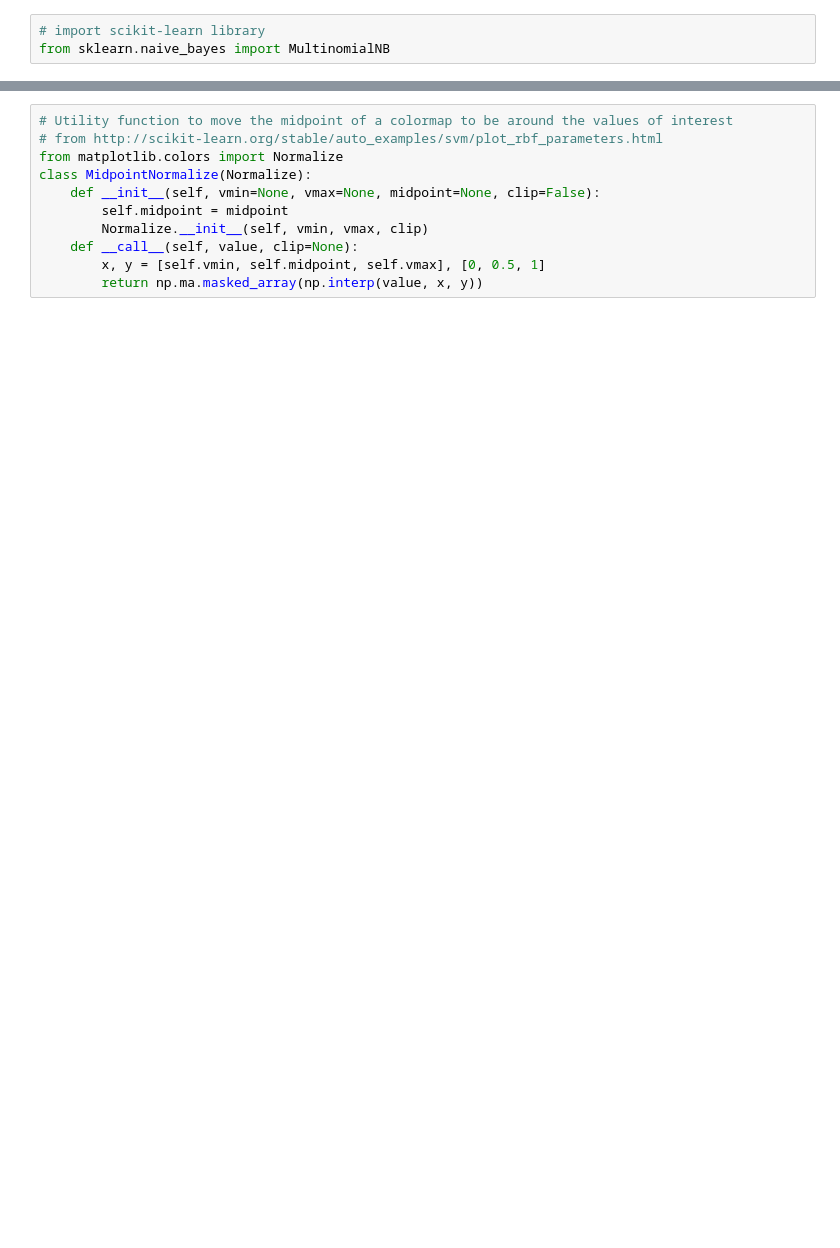
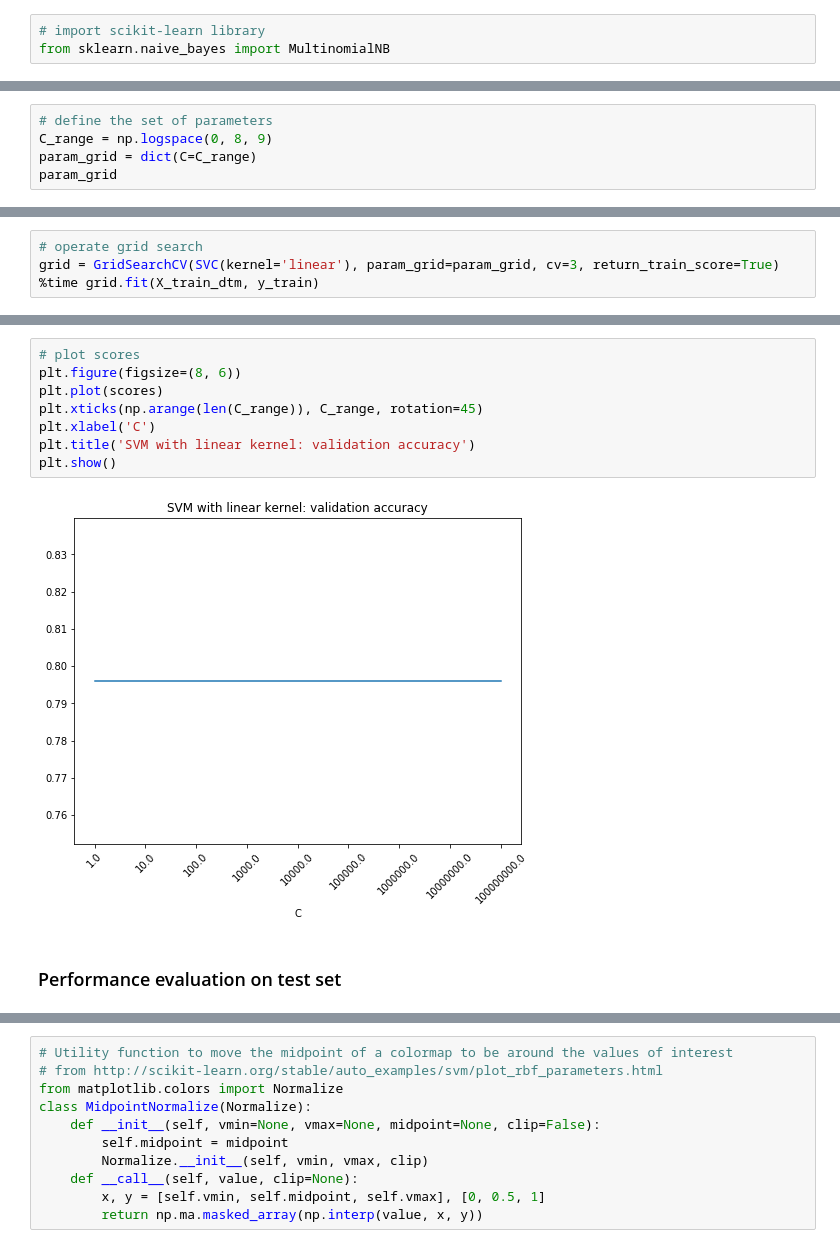
Before and after one commit to RobinDelearde/sml_project, a Jupyter notebook: projet.ipynb, the cells around one changed output, grey strips where cells are left out. Saved outputs shown, nothing was run; the diff lists cells and outputs as text; blank space fills up the shorter version.

```diff
--- a/projet.ipynb
+++ b/projet.ipynb
@@ -621,0 +593,5 @@ GridSearchCV(cv=3, error_score='raise-deprecating',
+# %%
+# define the set of parameters
+C_range = np.logspace(0, 8, 9)
+param_grid = dict(C=C_range)
+param_grid
@@ -621,0 +601,4 @@ GridSearchCV(cv=3, error_score='raise-deprecating',
+# %%
+# operate grid search
+grid = GridSearchCV(SVC(kernel='linear'), param_grid=param_grid, cv=3, return_train_score=True)
+%time grid.fit(X_train_dtm, y_train)
@@ -621,0 +625,12 @@ GridSearchCV(cv=3, error_score='raise-deprecating',
+# %%
+# plot scores
+plt.figure(figsize=(8, 6))
+plt.plot(scores)
+plt.xticks(np.arange(len(C_range)), C_range, rotation=45)
+plt.xlabel('C')
+plt.title('SVM with linear kernel: validation accuracy')
+plt.show()
+# %% [output]
+[figure, added]
+# %% [markdown]
+### Performance evaluation on test set
```
Also changed, not shown: parts of 126 cells of this notebook.
